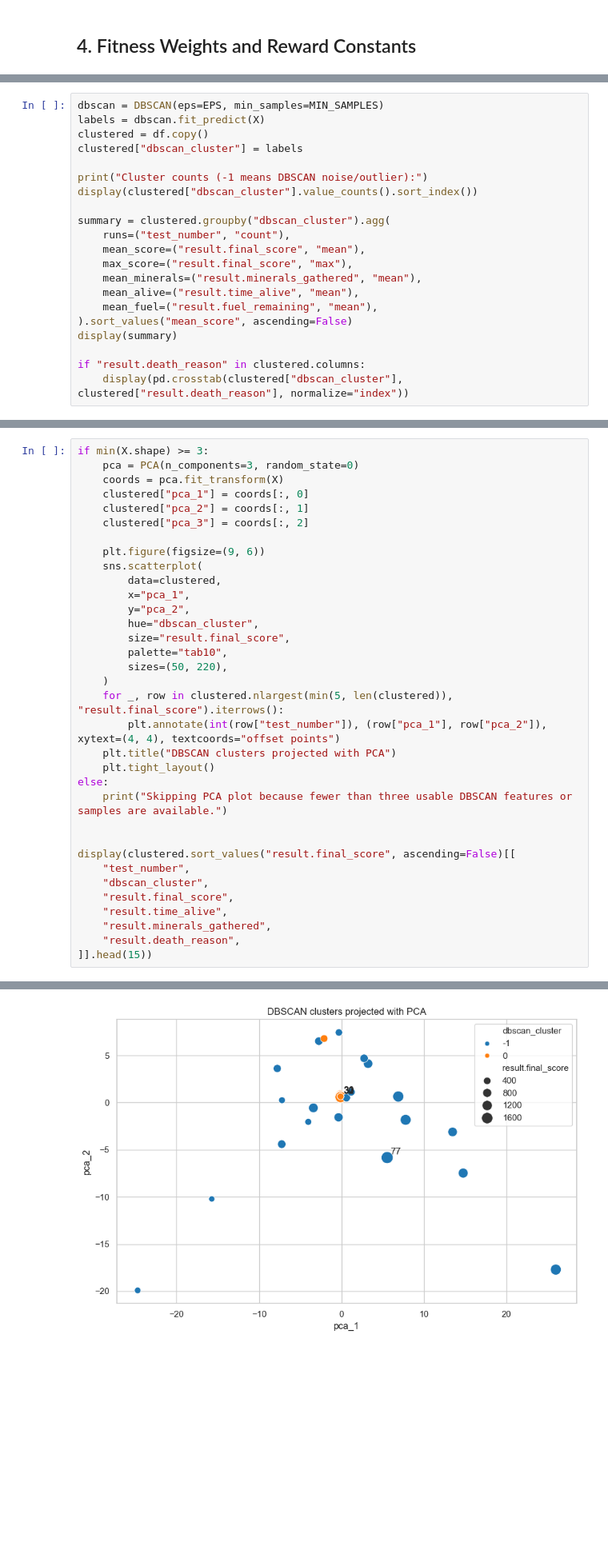
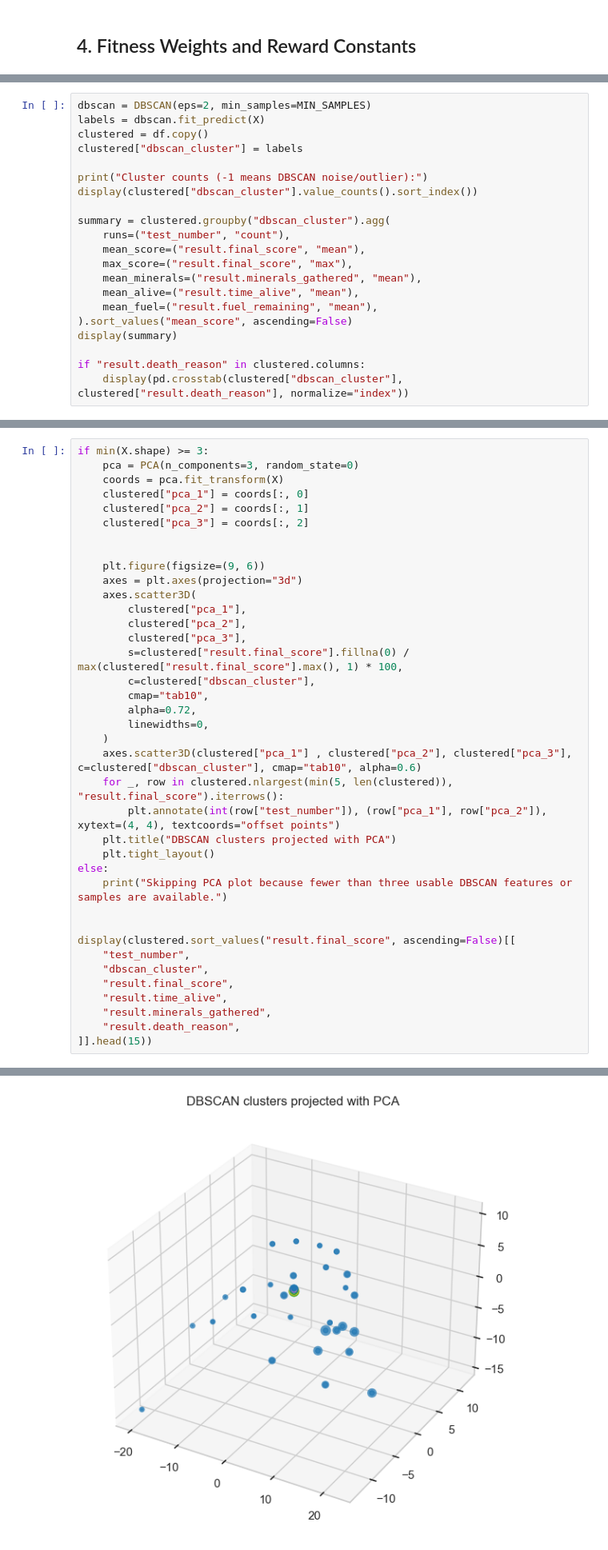
Before and after one commit to Sui-nyan/Soft-Computing, a Jupyter notebook: AS4_space-miner/test_artifact_analysis.ipynb, the cells around one changed output, grey strips where cells are left out. Shown at 80% size. Saved outputs shown, nothing was run; the diff lists cells and outputs as text; blank space fills up the shorter version.

Commit message:
only test score matters!!

```diff
--- a/AS4_space-miner/test_artifact_analysis.ipynb
+++ b/AS4_space-miner/test_artifact_analysis.ipynb
@@ -467,5 +467,5 @@ Adjust EPS in the next cell if the clustering is too coarse or too noisy.
 # %%
-dbscan = DBSCAN(eps=EPS, min_samples=MIN_SAMPLES)
+dbscan = DBSCAN(eps=2, min_samples=MIN_SAMPLES)
 labels = dbscan.fit_predict(X)
 clustered = df.copy()
 clustered["dbscan_cluster"] = labels
@@ -507,16 +519,20 @@ if min(X.shape) >= 3:
     clustered["pca_2"] = coords[:, 1]
     clustered["pca_3"] = coords[:, 2]
 
+
     plt.figure(figsize=(9, 6))
-    sns.scatterplot(
-        data=clustered,
-        x="pca_1",
-        y="pca_2",
-        hue="dbscan_cluster",
-        size="result.final_score",
-        palette="tab10",
-        sizes=(50, 220),
+    axes = plt.axes(projection="3d")
+    axes.scatter3D(
+        clustered["pca_1"],
+        clustered["pca_2"],
+        clustered["pca_3"],
+        s=clustered["result.final_score"].fillna(0) / max(clustered["result.final_score"].max(), 1) * 100,
+        c=clustered["dbscan_cluster"],
+        cmap="tab10",
+        alpha=0.72,
+        linewidths=0,
     )
+    axes.scatter3D(clustered["pca_1"] , clustered["pca_2"], clustered["pca_3"], c=clustered["dbscan_cluster"], cmap="tab10", alpha=0.6)
     for _, row in clustered.nlargest(min(5, len(clustered)), "result.final_score").iterrows():
         plt.annotate(int(row["test_number"]), (row["pca_1"], row["pca_2"]), xytext=(4, 4), textcoords="offset points")
     plt.title("DBSCAN clusters projected with PCA")
@@ -553,4 +569,4 @@ display(clustered.sort_values("result.final_score", ascending=False)[[
-[figure, old version]
+[figure, new version]
 # %% [markdown]
 ## 6. Candidate Improvement Notes
 
```
Also changed, not shown: parts of 10 cells of this notebook, 5 other files.
